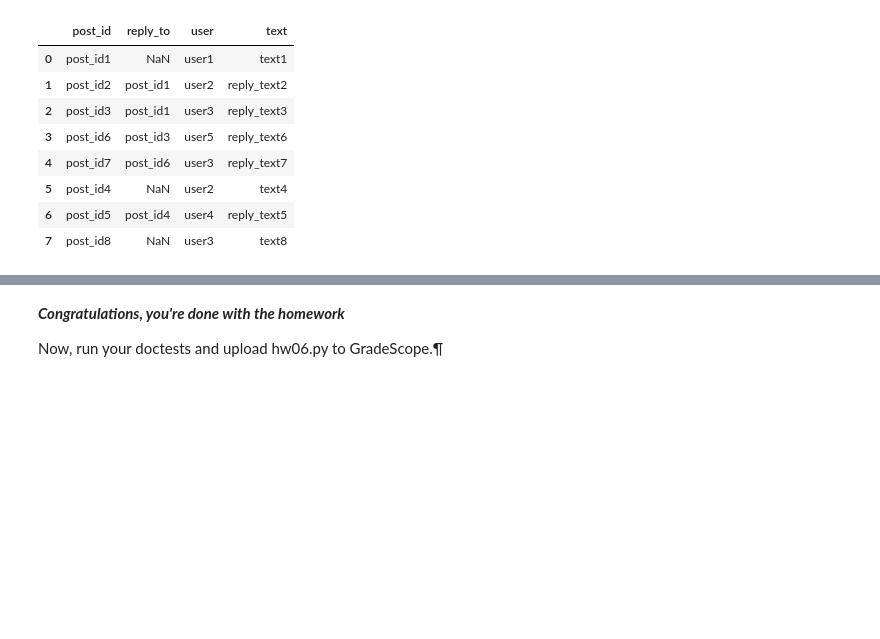
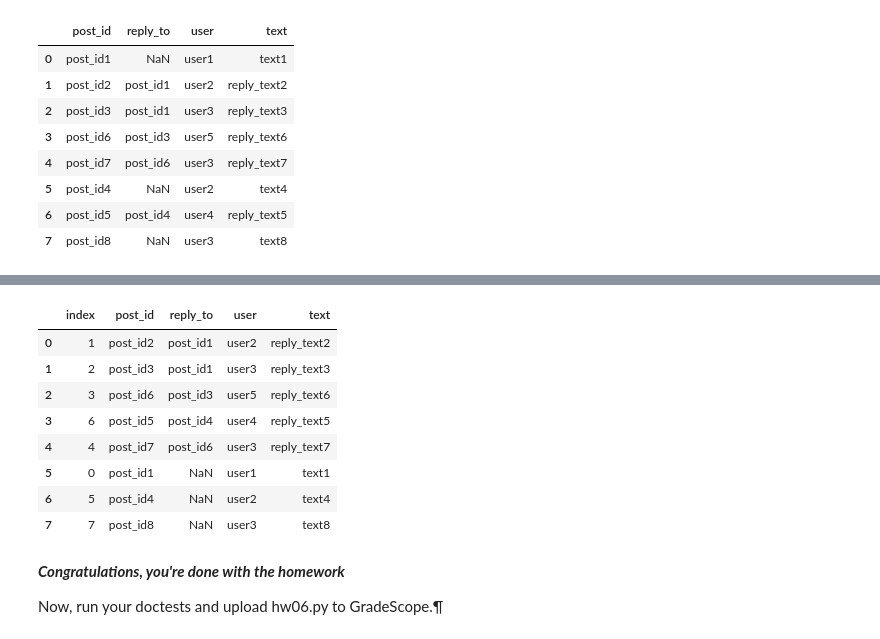
Before and after one commit to LaRichelieu/dsc80-hw06, a Jupyter notebook: hw06.ipynb, the cells around one changed output, grey strips where cells are left out. Cells and saved outputs as stored; diff of their text form; code cells hidden in the pictures; blank space fills up the shorter version.

```diff
--- a/hw06.ipynb
+++ b/hw06.ipynb
@@ -338,0 +321,3 @@ a[a['post_id'] == reply_to].index[0]
+# %%
+a=comments.sort_values('reply_to').reset_index()
+hw.depth(a)
@@ -339,3 +334,15 @@ a[a['post_id'] == reply_to].index[0]
+# %%
+a
+# %% [output]
+|  | index | post_id | reply_to | user | text |
+| 0 | 1 | post_id2 | post_id1 | user2 | reply_text2 |
+| 1 | 2 | post_id3 | post_id1 | user3 | reply_text3 |
+| 2 | 3 | post_id6 | post_id3 | user5 | reply_text6 |
+| 3 | 6 | post_id5 | post_id4 | user4 | reply_text5 |
+| 4 | 4 | post_id7 | post_id6 | user3 | reply_text7 |
+| 5 | 0 | post_id1 | NaN | user1 | text1 |
+| 6 | 5 | post_id4 | NaN | user2 | text4 |
+| 7 | 7 | post_id8 | NaN | user3 | text8 |
 # %% [markdown]
 ***Congratulations, you're done with the homework***
 
```
Also changed, not shown: parts of 5 cells of this notebook, 1 other file.
